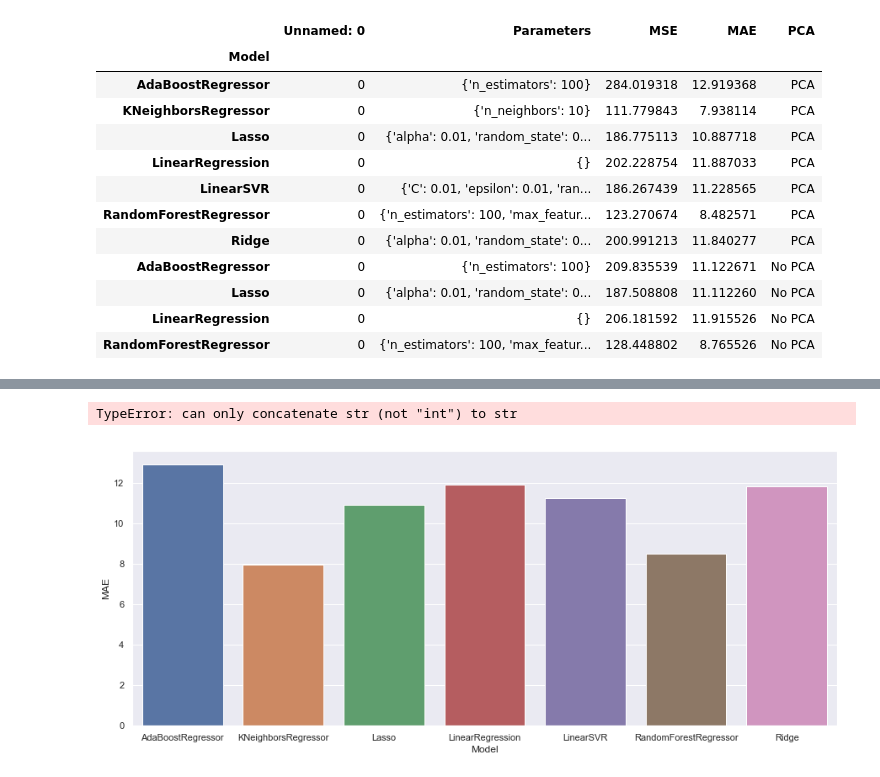
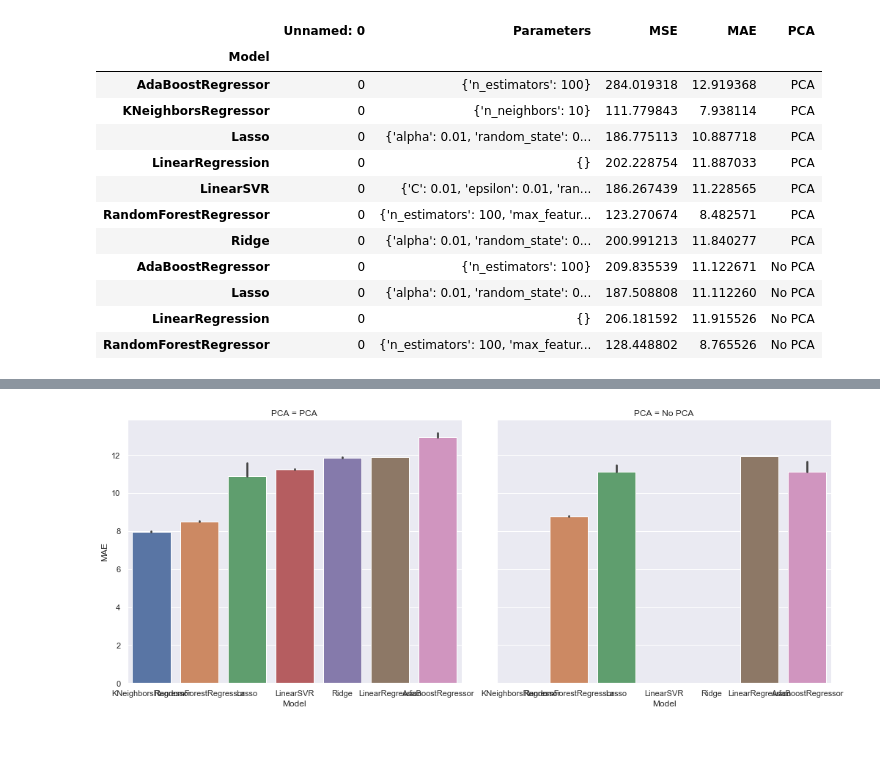
Before and after one commit to LittleAhn/covid19-ml-project, a Jupyter notebook: scripts/building_graphs.ipynb, the cells around one changed output, grey strips where cells are left out. Cells and saved outputs as stored; diff of their text form; code cells hidden in the pictures; blank space fills up the shorter version.

```diff
--- a/scripts/building_graphs.ipynb
+++ b/scripts/building_graphs.ipynb
@@ -223,6 +224,8 @@ plt.legend(fontsize=20)
-# %%
-ax = sns.barplot(x=with_pca_min.index, y='MAE', data=with_pca_min)
-ax = sns.barplot(x=without_pca_min.index + 8, y='MAE', data=without_pca_min)
-# %% [output]
-TypeError: can only concatenate str (not "int") to str
-[figure, removed]
+# %%
+from numpy import min
+sns.set(rc={'figure.figsize':(15, 10)})
+mae_pca = pd.concat([with_pca, without_pca])
+ax = sns.catplot(x='Model', y='MAE', col='PCA', data=mae_pca, kind="bar", estimator=min,
+                height=6, aspect=1.2)
+# %% [output]
+[figure, added]
```
Also changed, not shown: parts of 1 cell of this notebook, 1 other file.
